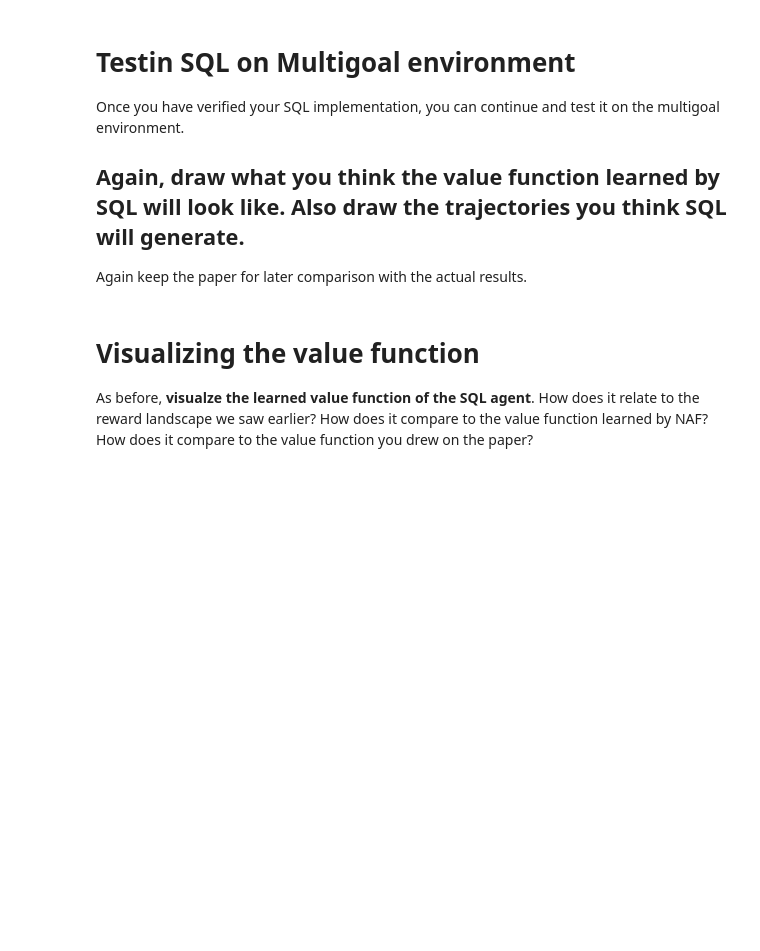
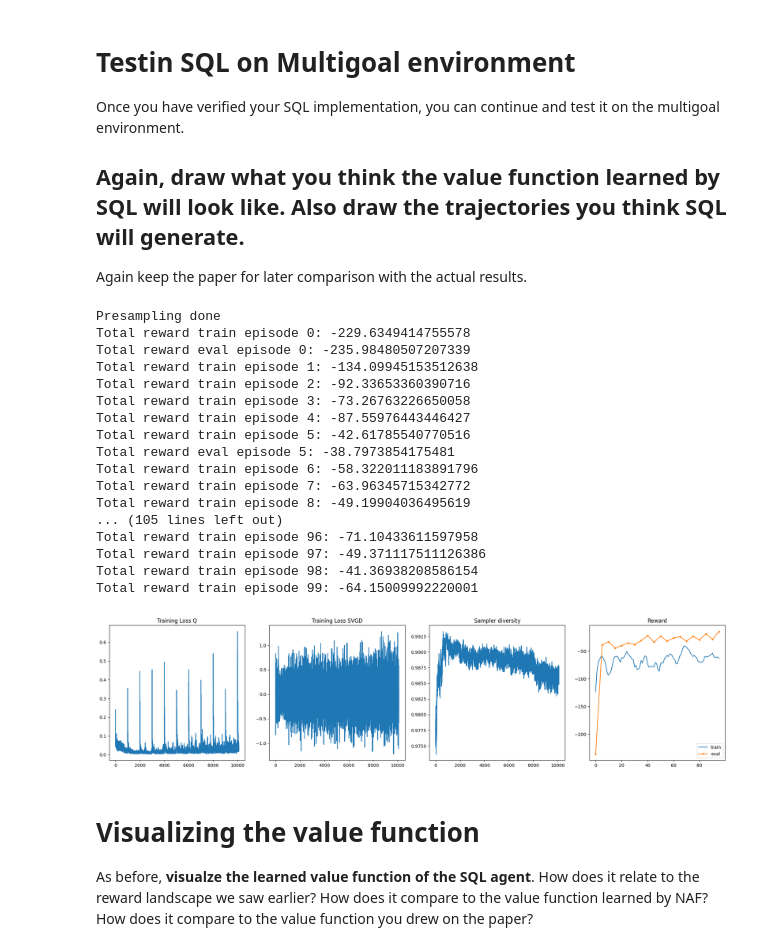
Before and after one commit to wmeijer221/wasp_rl_lab, a Jupyter notebook: Lab_programming.ipynb, the cells around one changed output. Saved outputs shown, nothing was run; the diff lists cells and outputs as text; code cells hidden in the pictures; blank space fills up the shorter version.

```diff
--- a/Lab_programming.ipynb
+++ b/Lab_programming.ipynb
@@ -859,7 +870,26 @@ Once you have verified your SQL implementation, you can continue and test it on
 Again keep the paper for later comparison with the actual results.
 # %%
 multigoal_env = MultiGoalEnv()
-sql_agent = sql_algo(multigoal_env, n_particles=128, train_episodes=100, batch_size=32)
+sql_agent_multigoal = sql_algo(multigoal_env, n_particles=128, train_episodes=100, batch_size=32)
+# %% [output]
+Presampling done
+Total reward train episode 0: -229.6349414755578
+Total reward eval episode 0: -235.98480507207339
+Total reward train episode 1: -134.09945153512638
+Total reward train episode 2: -92.33653360390716
+Total reward train episode 3: -73.26763226650058
+Total reward train episode 4: -87.55976443446427
+Total reward train episode 5: -42.61785540770516
+Total reward eval episode 5: -38.7973854175481
+Total reward train episode 6: -58.322011183891796
+Total reward train episode 7: -63.96345715342772
+Total reward train episode 8: -49.19904036495619
+... (105 lines left out)
+Total reward train episode 96: -71.10433611597958
+Total reward train episode 97: -49.371117511126386
+Total reward train episode 98: -41.36938208586154
+Total reward train episode 99: -64.15009992220001
+[figure, added]
 # %% [markdown]
 # Visualizing the value function
 As before, **visualze the learned value function of the SQL agent**. How does it relate to the reward landscape we saw earlier? How does it compare to the value function learned by NAF? How does it compare to the value function you drew on the paper?
```
Also changed, not shown: parts of 3 cells of this notebook.
